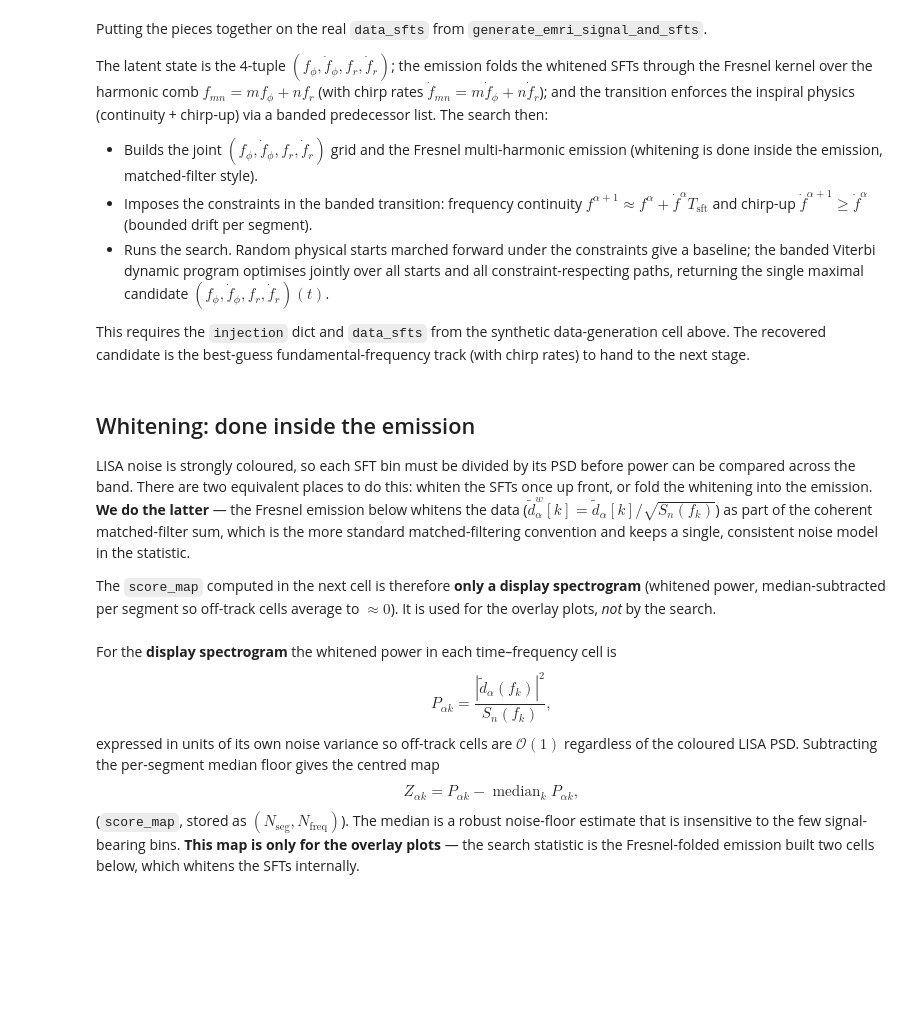
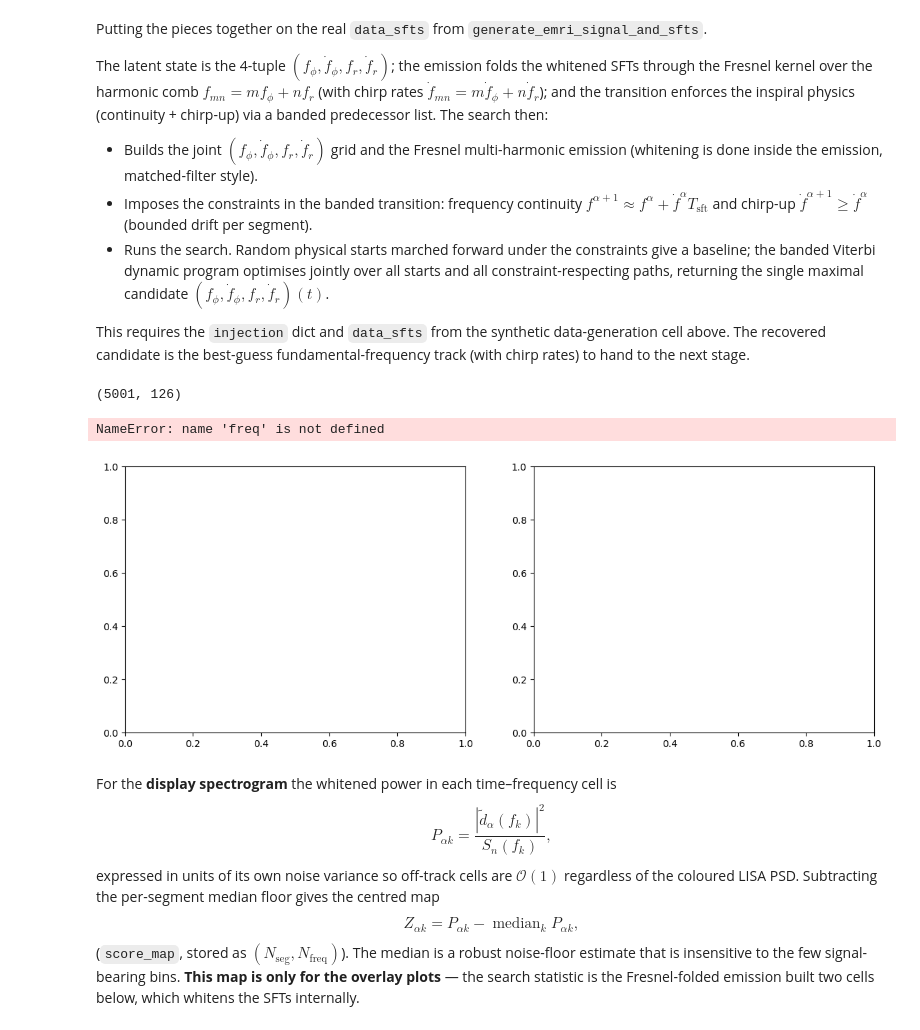
Before and after one commit to BertDepoorter/EMRI-Search, a Jupyter notebook: sandbox/MultiVoiceViterbi.ipynb, the cells around one changed output. Cells and saved outputs as stored; diff of their text form; code cells hidden in the pictures; blank space fills up the shorter version.

Commit message:
First try on a real EMRI

```diff
--- a/sandbox/MultiVoiceViterbi.ipynb
+++ b/sandbox/MultiVoiceViterbi.ipynb
@@ -354,9 +351,3 @@ The latent state is the 4-tuple $(f_\phi, \dot f_\phi, f_r, \dot f_r)$; the emis
 - Runs the search. Random physical starts marched forward under the constraints give a baseline; the banded Viterbi dynamic program optimises jointly over all starts and all constraint-respecting paths, returning the single maximal candidate $(f_\phi,\dot f_\phi,f_r,\dot f_r)(t)$.
 
 This requires the `injection` dict and `data_sfts` from the synthetic data-generation cell above. The recovered candidate is the best-guess fundamental-frequency track (with chirp rates) to hand to the next stage.
-# %% [markdown]
-## Whitening: done inside the emission
-
-LISA noise is strongly coloured, so each SFT bin must be divided by its PSD before power can be compared across the band. There are two equivalent places to do this: whiten the SFTs once up front, or fold the whitening into the emission. **We do the latter** — the Fresnel emission below whitens the data ($\tilde d^w_\alpha[k] = \tilde d_\alpha[k]/\sqrt{S_n(f_k)}$) as part of the coherent matched-filter sum, which is the more standard matched-filtering convention and keeps a single, consistent noise model in the statistic.
-
-The `score_map` computed in the next cell is therefore **only a display spectrogram** (whitened power, median-subtracted per segment so off-track cells average to $\approx 0$). It is used for the overlay plots, *not* by the search.
@@ -373,0 +354,30 @@ N_freq, N_seg = data_sfts.shape
+# %%
+injection['data_sfts'].shape
+# %% [output]
+(5001, 126)
+# %%
+import matplotlib.pyplot as plt
+
+fig, ax = plt.subplots(1, 2, figsize=(14, 5))
+
+# Display spectrogram of data (signal + noise)
+im0 = ax[0].imshow(np.abs(np.asarray(data_sfts)).T, origin='lower', aspect='auto',
+                    cmap='viridis', extent=[freq[0], freq[-1], t_alpha[0], t_alpha[-1]])
+ax[0].set_xlabel('Frequency [Hz]')
+ax[0].set_ylabel('Time [s]')
+ax[0].set_title('Data SFTs (signal + noise)')
+plt.colorbar(im0, ax=ax[0], label='Amplitude')
+
+# Display spectrogram of signal only
+im1 = ax[1].imshow(np.abs(np.asarray(injection["signal_sfts"])).T, origin='lower', aspect='auto',
+                    cmap='viridis', extent=[freq[0], freq[-1], t_alpha[0], t_alpha[-1]])
+ax[1].set_xlabel('Frequency [Hz]')
+ax[1].set_ylabel('Time [s]')
+ax[1].set_title('Signal SFTs (EMRI)')
+plt.colorbar(im1, ax=ax[1], label='Amplitude')
+
+plt.tight_layout()
+plt.show()
+# %% [output]
+NameError: name 'freq' is not defined
+[figure, added]
```
Also changed, not shown: parts of 17 cells of this notebook.
